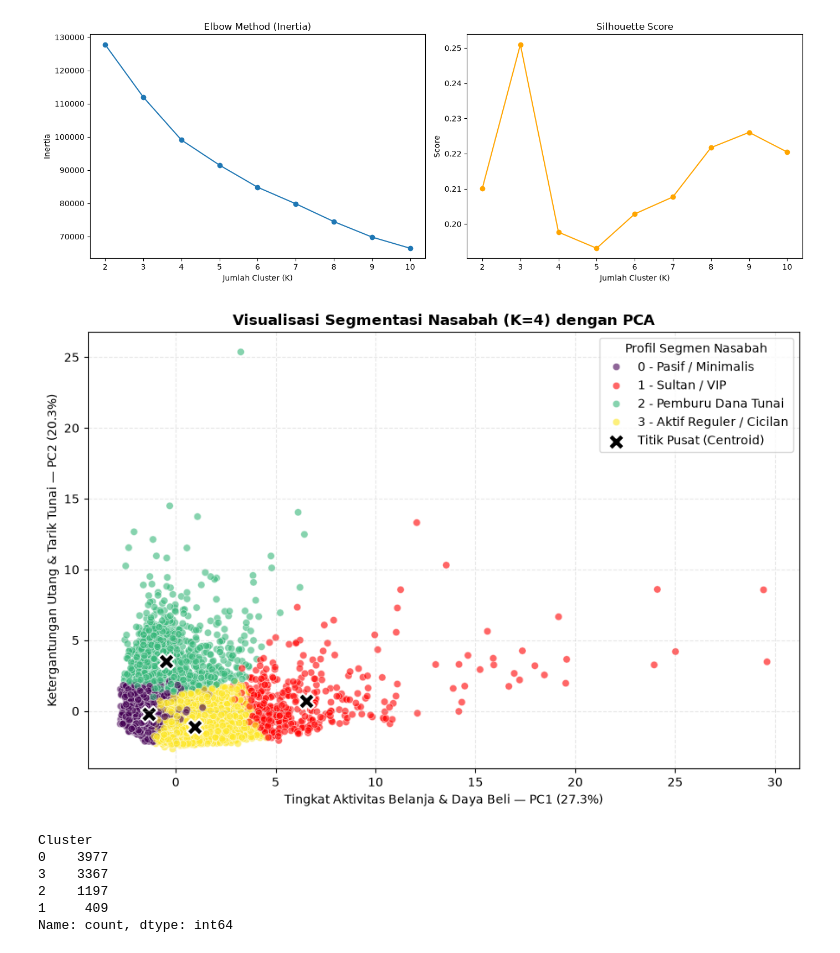
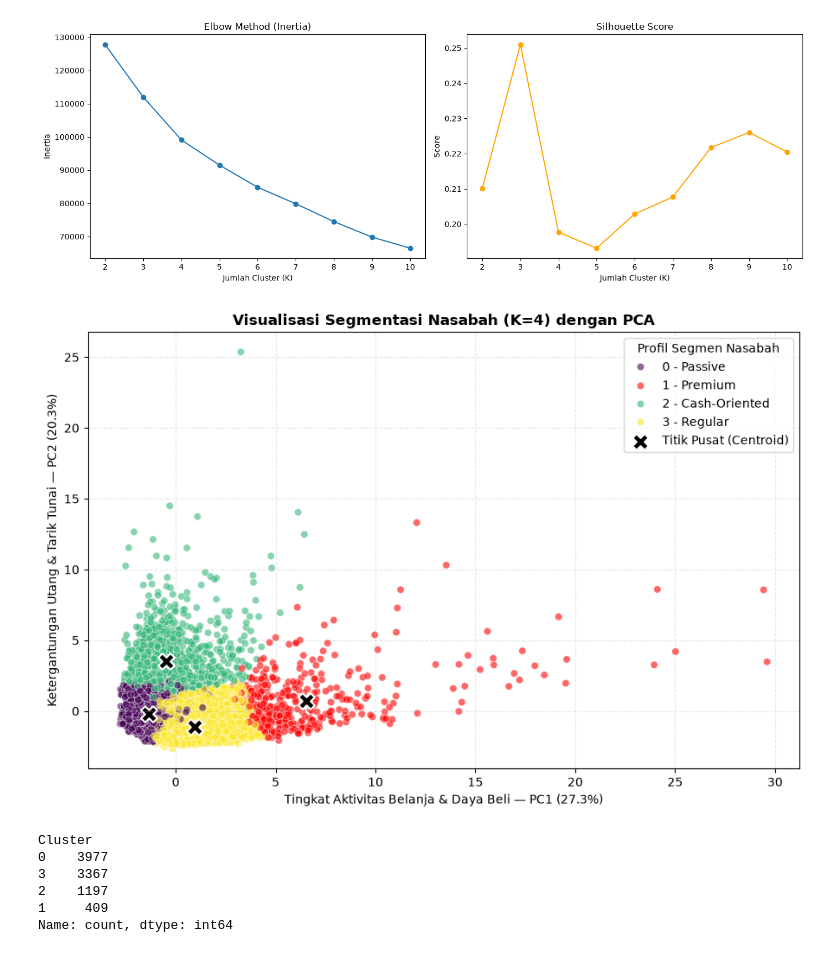
Before and after one commit to ilhamariff/credit-card-customer, a Jupyter notebook: Clustering_Final.ipynb, the cells around one changed output. Drawn from its saved outputs; the diff is of its cells as text; code cells hidden in the pictures.

```diff
--- a/Clustering_Final.ipynb
+++ b/Clustering_Final.ipynb
@@ -130,17 +130,17 @@ X_pca = pca.fit_transform(X_scaled)
 
 # Pemetaan nama profil bisnis untuk legenda
 nama_cluster = {
-    0: '0 - Pasif / Minimalis',
-    1: '1 - Sultan / VIP',
-    2: '2 - Pemburu Dana Tunai',
-    3: '3 - Aktif Reguler / Cicilan'
+    0: '0 - Passive',
+    1: '1 - Premium',
+    2: '2 - Cash-Oriented',
+    3: '3 - Regular'
 }
 
 warna_cluster = {
-    '0 - Pasif / Minimalis': '#440154',      # Ungu
-    '1 - Sultan / VIP': '#ff0000',           # Merah
-    '2 - Pemburu Dana Tunai': '#35b779',     # Hijau
-    '3 - Aktif Reguler / Cicilan': '#fde725' # Kuning
+    '0 - Passive': '#440154',      # Ungu
+    '1 - Premium': '#ff0000',           # Merah
+    '2 - Cash-Oriented': '#35b779',     # Hijau
+    '3 - Regular': '#fde725' # Kuning
 }
 
 # Hitung posisi titik pusat (centroid) dan persentase PCA
@@ -151,34 +151,34 @@ var_pc2 = pca.explained_variance_ratio_[1] * 100
 plt.figure(figsize=(9, 6))
 sns.scatterplot(
     x=X_pca[:, 0],
     y=X_pca[:, 1],
     hue=df_clean['Cluster'].map(nama_cluster),
     hue_order=list(nama_cluster.values()),
     palette=warna_cluster,
     alpha=0.6
 )
 
 # Menampilkan titik pusat (Centroid) tiap cluster
 plt.scatter(
     centroids_pca[:, 0],
     centroids_pca[:, 1],
     c='black',
     marker='X',
     s=180,
     edgecolor='white',
     linewidth=1.5,
     label='Titik Pusat (Centroid)'
 )
 
 plt.title(f'Visualisasi Segmentasi Nasabah (K={optimal_k}) dengan PCA', fontweight='bold')
 plt.xlabel(f'Tingkat Aktivitas Belanja & Daya Beli — PC1 ({var_pc1:.1f}%)')
 plt.ylabel(f'Ketergantungan Utang & Tarik Tunai — PC2 ({var_pc2:.1f}%)')
 plt.grid(True, linestyle='--', alpha=0.3)
 plt.legend(title='Profil Segmen Nasabah')
 plt.tight_layout()
 plt.show()
 # %% [output]
-[figure, old version]
+[figure, new version]
 # %%
 # Melihat jumlah anggota per cluster
 print(df_clean['Cluster'].value_counts())
```
